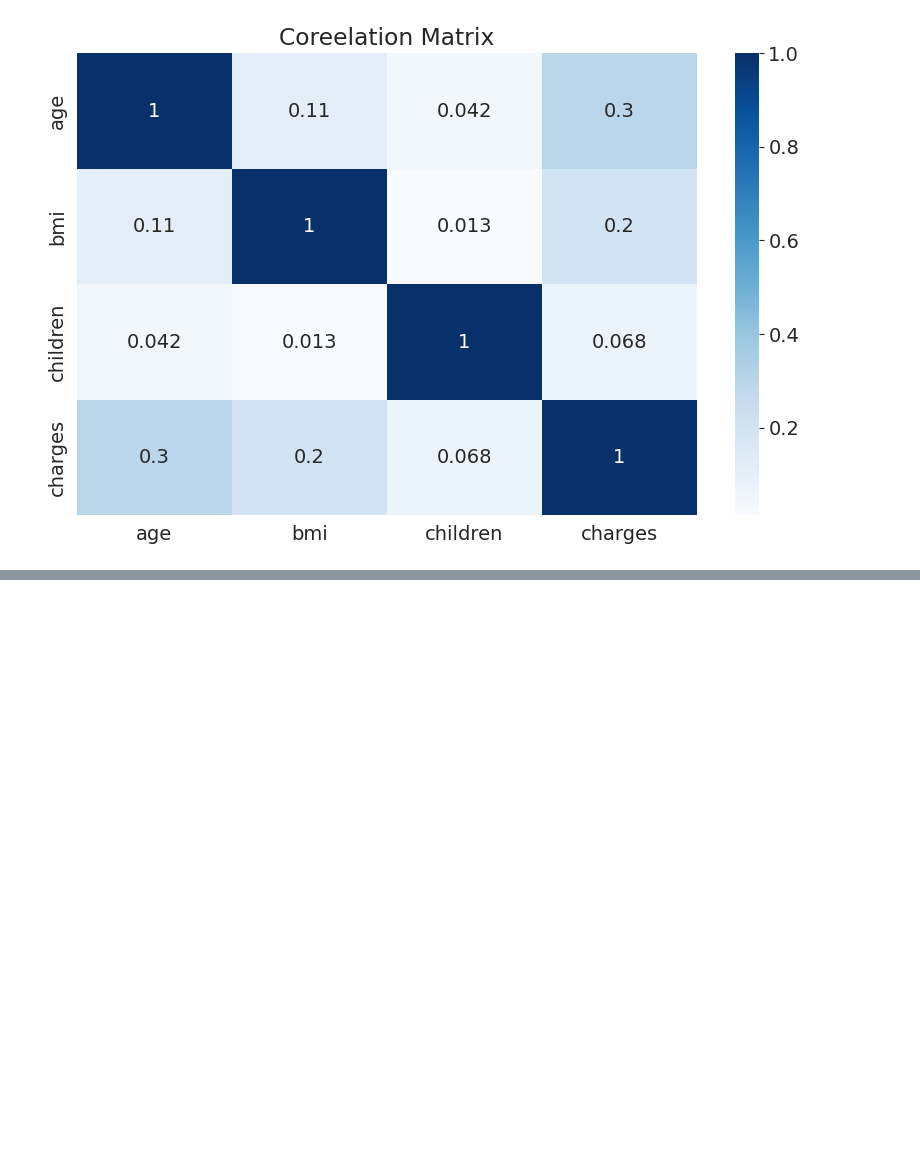
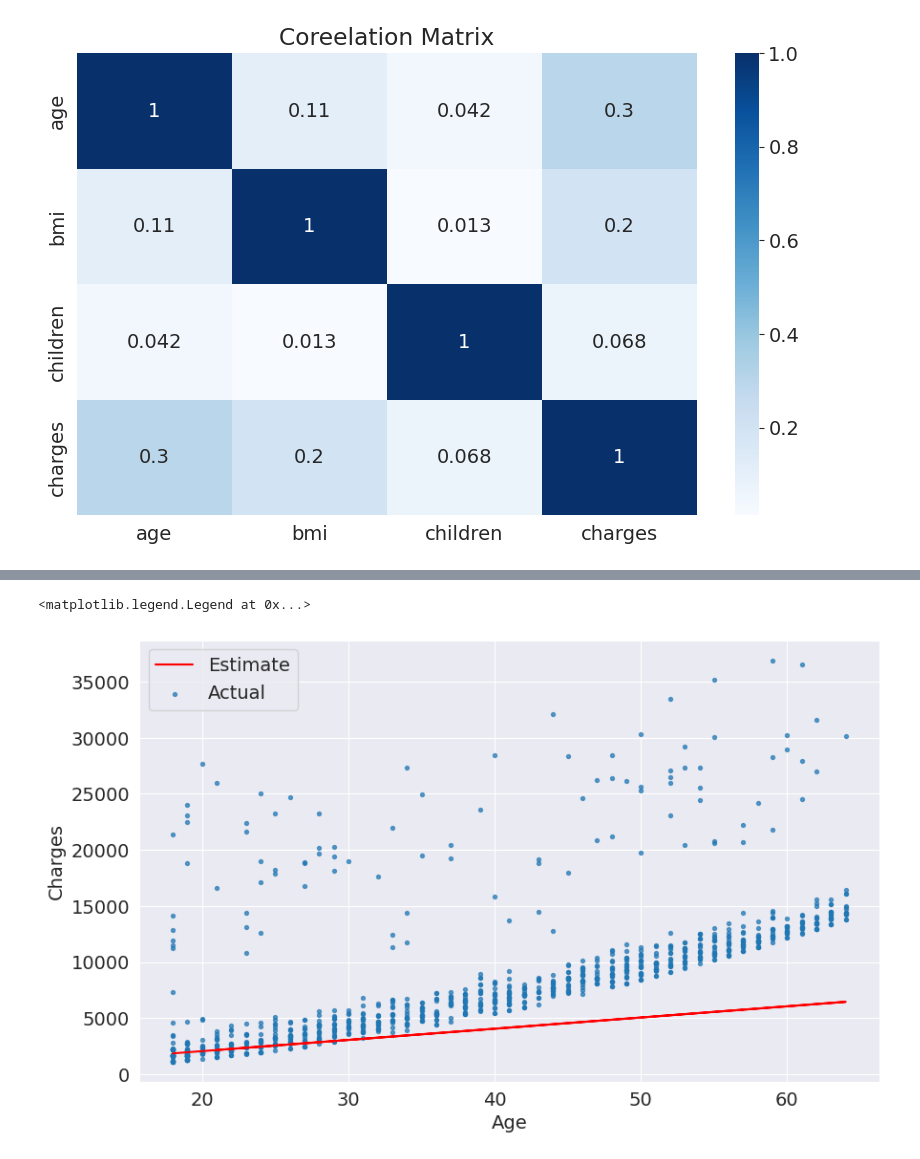
Before and after one commit to NostalgicWinters/ML, a Jupyter notebook: Part1/linearReg.ipynb, the cells around one changed output, grey strips where cells are left out. Drawn from its saved outputs; the diff is of its cells as text; code cells hidden in the pictures; blank space fills up the shorter version.

```diff
--- a/Part1/linearReg.ipynb
+++ b/Part1/linearReg.ipynb
@@ -276,0 +338,9 @@ plt.show()
+# %%
+plt.plot(ages, estimated_charges, "r")
+plt.scatter(non_smoker_df.age, non_smoker_df.charges, s=8, alpha=0.7)
+plt.xlabel("Age")
+plt.ylabel("Charges")
+plt.legend(['Estimate','Actual'])
+# %% [output]
+<matplotlib.legend.Legend at 0x...>
+[figure, added]
```
Also changed, not shown: parts of 7 cells of this notebook.
